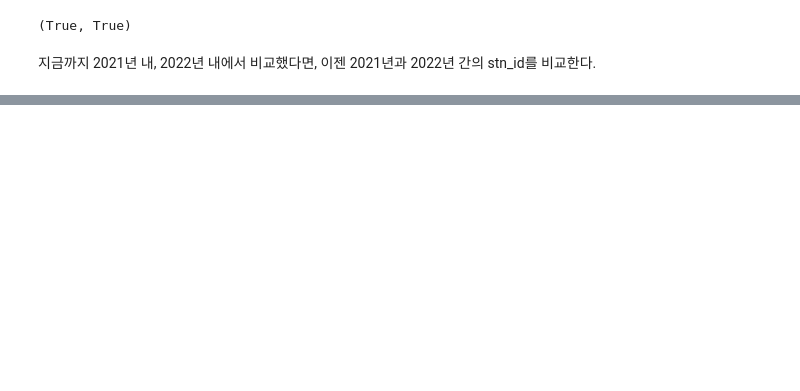
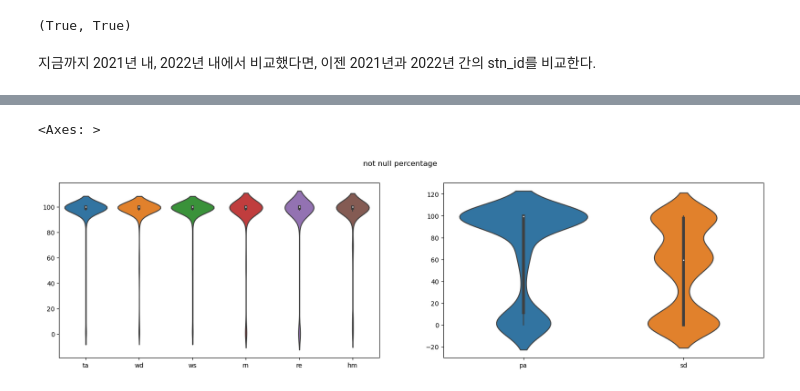
Before and after one commit to bamtol5430/EDA, a Jupyter notebook: dlqc/eda.ipynb, the cells around one changed output, grey strips where cells are left out. Saved outputs shown, nothing was run; the diff lists cells and outputs as text; code cells hidden in the pictures; blank space fills up the shorter version.

```diff
--- a/dlqc/eda.ipynb
+++ b/dlqc/eda.ipynb
@@ -160,0 +140,25 @@ TODO - 시각화(full range 비율, 기상요소 사용비율, 결측치 비율
+# %%
+both_count = both_count_line_diff = min_count = qcd_count = 0
+for year in years:
+    year = str(year)
+    pbar = tqdm(getattr(dlqc, f'min_{year}'), desc=year)
+    for stn_id in pbar:
+        min_list = getattr(dlqc, f'min_{year}')[stn_id]
+        qcd_list = getattr(dlqc, f'qcd_{year}')[stn_id]
+        for month_idx in np.where((min_list > 0) | (qcd_list > 0))[0]:
+            # min, qcd 둘 다 있는 월
+            if month_idx in np.where((min_list > 0) & (qcd_list > 0))[0]:
+                if min_list[month_idx] == qcd_list[month_idx]:
+                    both_count += 1
+                elif min_list[month_idx] != qcd_list[month_idx]:
+                    both_count_line_diff += 1
+
+            # min만 있는 월. 예측엔 도움이 될것이지만 이상치 탐지에 사용하기는 어려울듯
+            elif month_idx in np.where((min_list > 0))[0]:
+                min_count += 1
+            # qcd만 있는 월. 쓸 수 없다
+            else:
+                qcd_count += 1
+
+# 라인수가 같은 것 / 라인수가 다른 것 / min만 있는 것 / qcd만 있는것
+both_count, both_count_line_diff, min_count, qcd_count
@@ -160,0 +279,9 @@ TODO - 시각화(full range 비율, 기상요소 사용비율, 결측치 비율
+# %%
+# TODO
+col_to_stn_sum = defaultdict(list)
+for k, v in stn_to_usecol.items():
+    col_to_stn_sum[tuple(col for col, b in v.items() if b)].append(k)
+
+total_col_to_stn_sum = [(cols, len(stns)) for cols, stns in col_to_stn_sum.items()]
+total_col_to_stn_sum.sort(key=lambda x: -x[1])
+total_col_to_stn_sum
@@ -160,0 +303,5 @@ TODO - 시각화(full range 비율, 기상요소 사용비율, 결측치 비율
+# %%
+val_pc_df = pd.DataFrame([], columns=header_name[1:])
+for (k, nnv), (_, nv) in zip(stn_to_notnull.items(), stn_to_null.items()):
+    val_pc_df.loc[k] = [v1 / (v1 + v2) * 100 for v1, v2 in zip(nnv.values(), nv.values())]
+val_pc_df
@@ -160,0 +334,8 @@ TODO - 시각화(full range 비율, 기상요소 사용비율, 결측치 비율
+# %%
+fig, axes = plt.subplots(1, 2, figsize=(20, 5))
+fig.suptitle('not null percentage')
+sns.violinplot(val_pc_df[['ta', 'wd', 'ws', 'rn', 're', 'hm']], ax=axes[0])
+sns.violinplot(val_pc_df[['pa', 'sd']], ax=axes[1])
+# %% [output]
+<Axes: >
+[figure, added]
```
Also changed, not shown: parts of 39 cells of this notebook.
